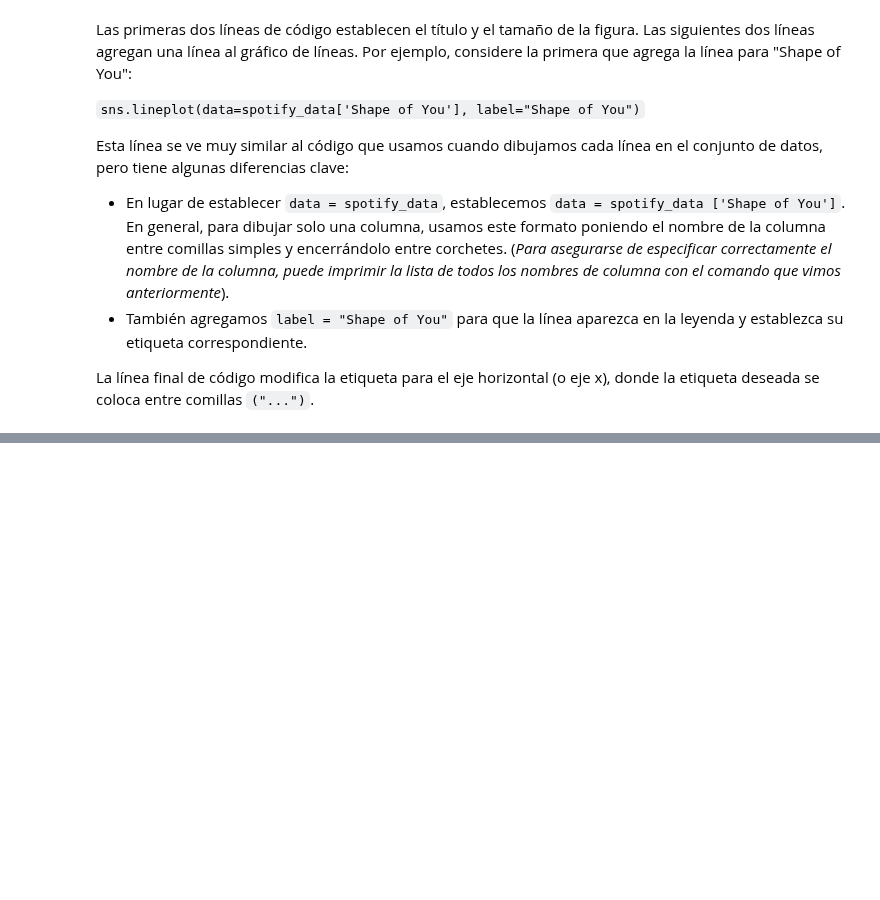
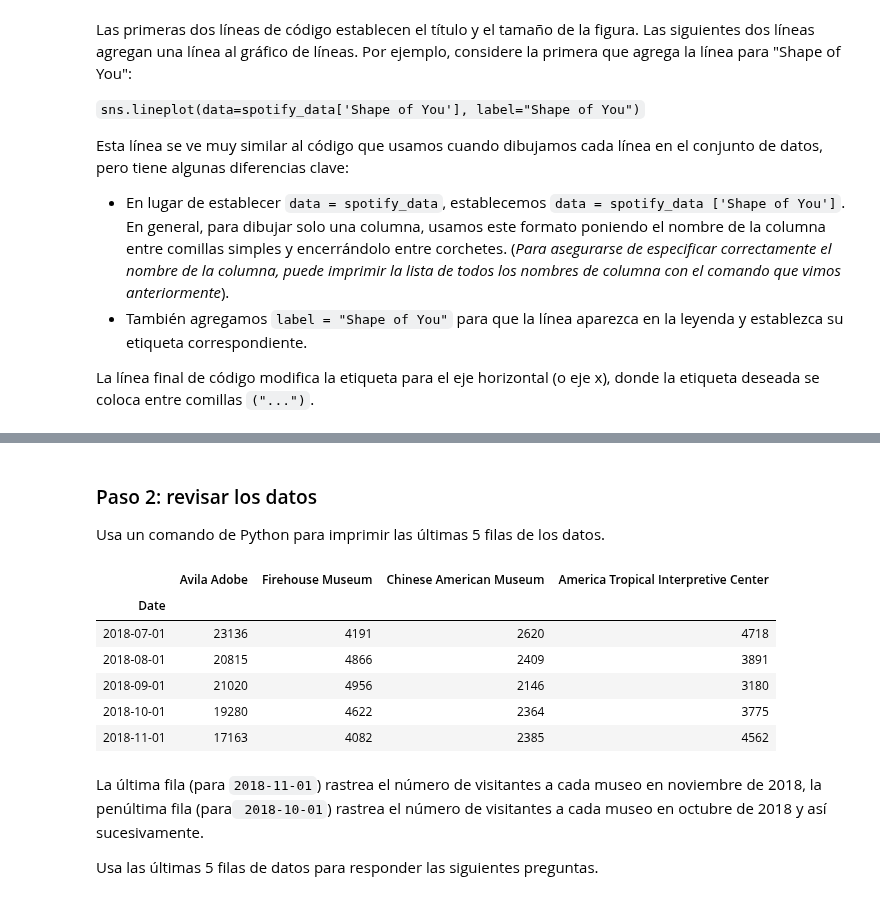
Before and after one commit to SgtSteiner/DataScience, a Jupyter notebook: Kaggle Courses/Data Visualization/2.Gráfico Líneas.ipynb, the cells around one changed output, grey strips where cells are left out. Cells and saved outputs as stored; diff of their text form; code cells hidden in the pictures; blank space fills up the shorter version.

```diff
--- a/Kaggle Courses/Data Visualization/2.Grafico Líneas.ipynb
+++ b/Kaggle Courses/Data Visualization/2.Gráfico Líneas.ipynb
@@ -151,0 +187,19 @@ La línea final de código modifica la etiqueta para el eje horizontal (o eje x)
+# %% [markdown]
+### Paso 2: revisar los datos
+
+Usa un comando de Python para imprimir las últimas 5 filas de los datos.
+# %%
+# Muestra las últimas 5 filas de los datos
+museum_data.tail()
+# %% [output]
+|  | Avila Adobe | Firehouse Museum | Chinese American Museum | America Tropical Interpretive Center |
+| Date |  |  |  |  |
+| 2018-07-01 | 23136 | 4191 | 2620 | 4718 |
+| 2018-08-01 | 20815 | 4866 | 2409 | 3891 |
+| 2018-09-01 | 21020 | 4956 | 2146 | 3180 |
+| 2018-10-01 | 19280 | 4622 | 2364 | 3775 |
+| 2018-11-01 | 17163 | 4082 | 2385 | 4562 |
+# %% [markdown]
+La última fila (para `2018-11-01`) rastrea el número de visitantes a cada museo en noviembre de 2018, la penúltima fila (para` 2018-10-01`) rastrea el número de visitantes a cada museo en octubre de 2018 y así sucesivamente.
+
+Usa las últimas 5 filas de datos para responder las siguientes preguntas.
```
Also changed, not shown: parts of 12 cells of this notebook, 3 other files.
